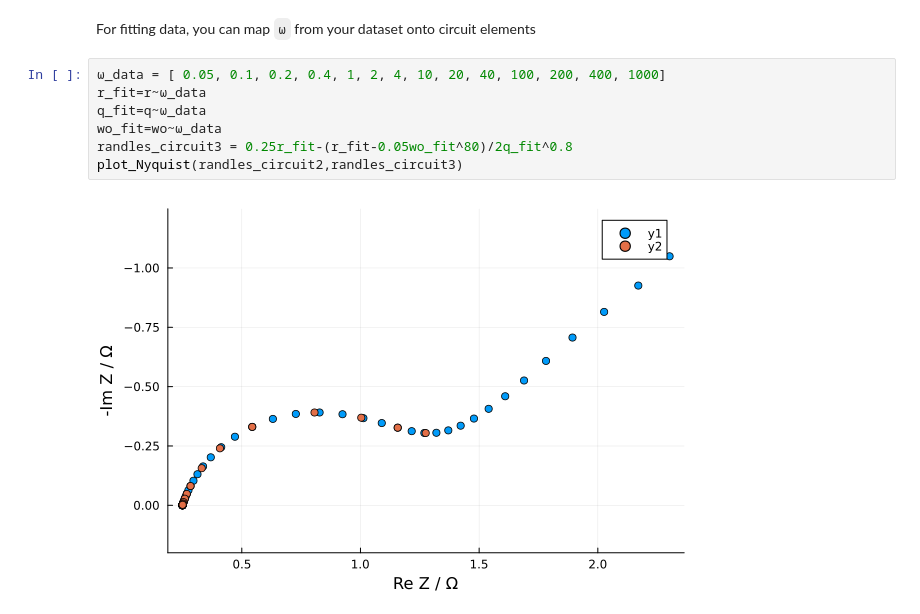
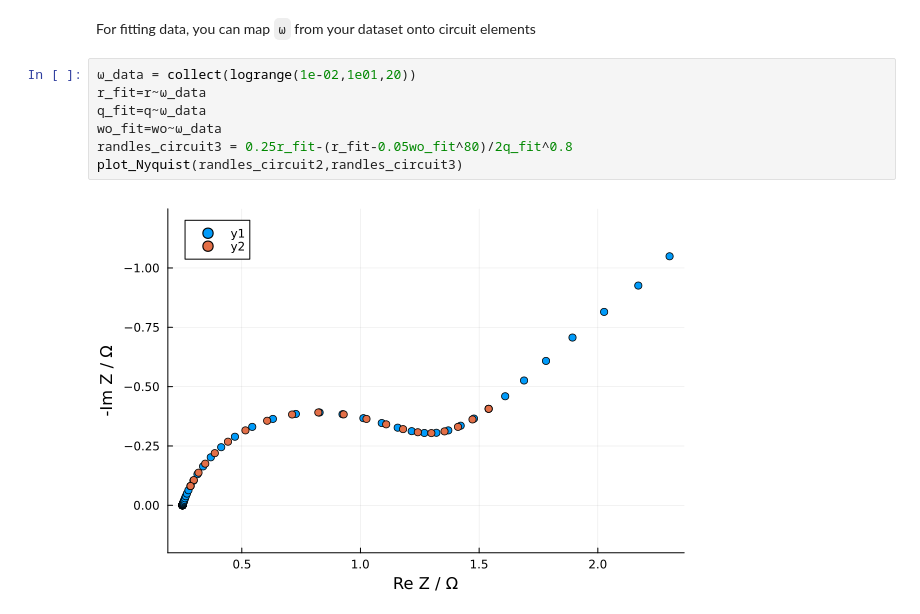
Before and after one commit to bdamerau/EISAnalysis.jl, a Jupyter notebook: Notebooks/Tutorial.ipynb, the cells around one changed output. Saved outputs shown, nothing was run; the diff lists cells and outputs as text.

```diff
--- a/Notebooks/Tutorial.ipynb
+++ b/Notebooks/Tutorial.ipynb
@@ -52,11 +56,11 @@ plot_Nyquist(randles_circuit1,randles_circuit2)
 # %% [markdown]
 For fitting data, you can map `ω` from your dataset onto circuit elements
 # %%
-ω_data = [ 0.05, 0.1, 0.2, 0.4, 1, 2, 4, 10, 20, 40, 100, 200, 400, 1000]
+ω_data = collect(logrange(1e-02,1e01,20))
 r_fit=r~ω_data
 q_fit=q~ω_data
 wo_fit=wo~ω_data
 randles_circuit3 = 0.25r_fit-(r_fit-0.05wo_fit^80)/2q_fit^0.8
 plot_Nyquist(randles_circuit2,randles_circuit3)
 # %% [output]
-[figure, old version]
+[figure, new version]
```
Also changed, not shown: parts of 3 cells of this notebook.
